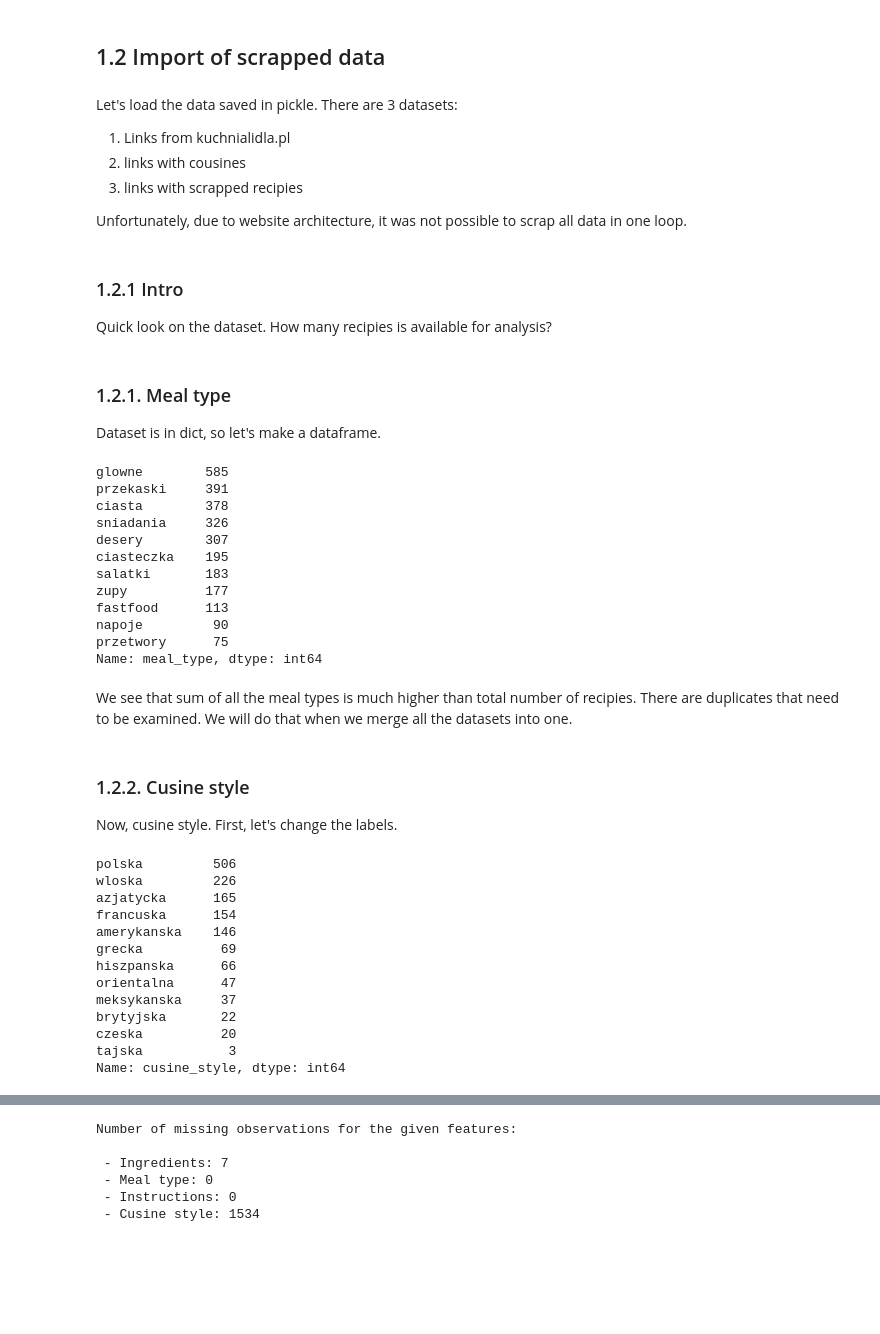
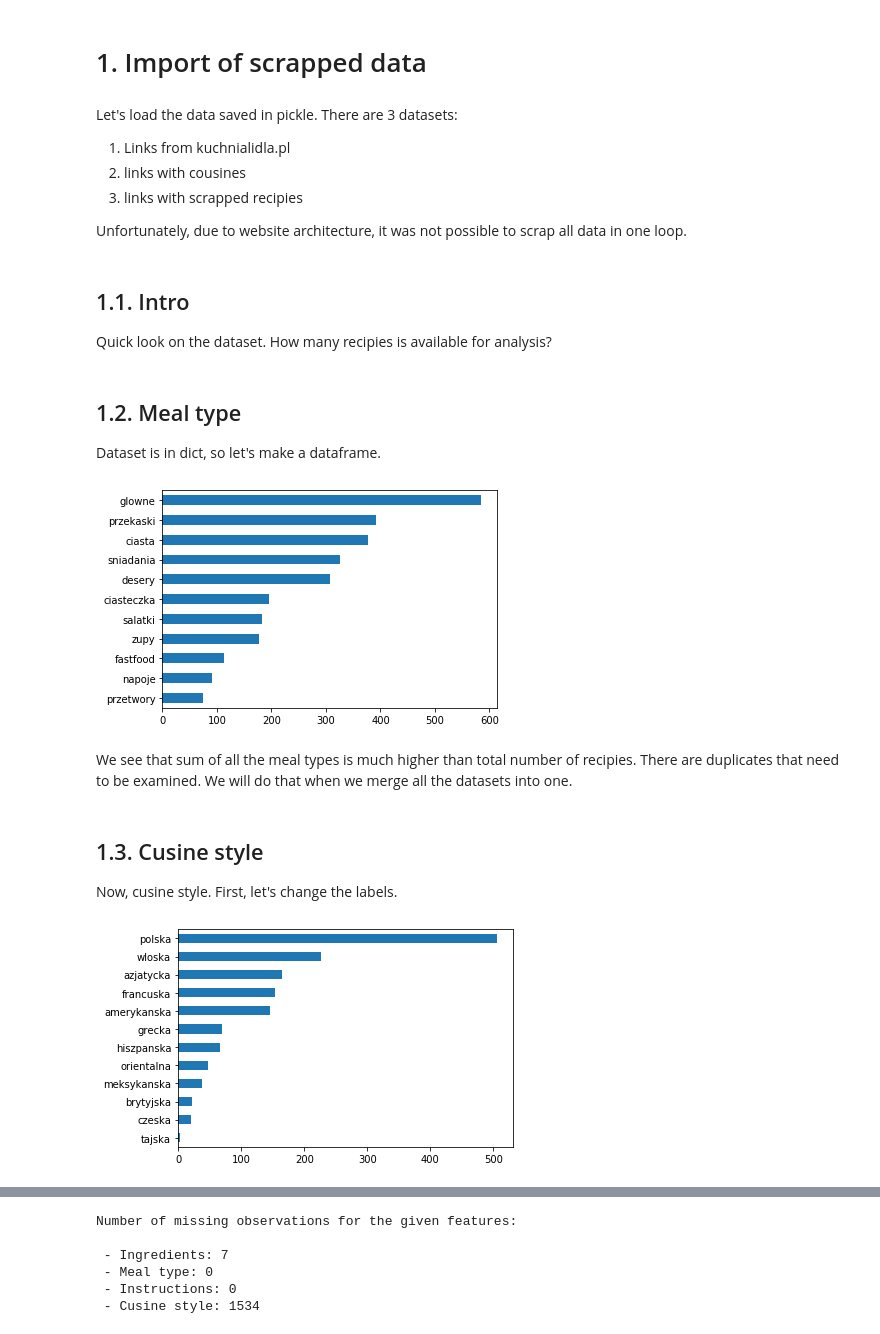
Before and after one commit to d0lar/recipe_matcher, a Jupyter notebook: 2. Dataset cleaning.ipynb, the cells around one changed output, grey strips where cells are left out. Cells and saved outputs as stored; diff of their text form; code cells hidden in the pictures; blank space fills up the shorter version.

```diff
--- a/2. Dataset cleaning.ipynb
+++ b/2. Dataset cleaning.ipynb
@@ -46,5 +45,5 @@ I've chosen this portal, because there are recipies prepared by professional chi
 # %% [markdown]
-## 1.2 Import of scrapped data
+# 1. Import of scrapped data
 # %% [markdown]
 Let's load the data saved in pickle. There are 3 datasets:
 1. Links from kuchnialidla.pl
@@ -66,37 +65,27 @@ with open(FILE_ALL_CUSINE_LINKS, mode='rb') as file:
 with open(FILE_ALL_SCRAPPED_PAGES, mode='rb') as file:
     data=pickle.load(file)
 # %% [markdown]
-### 1.2.1 Intro
+## 1.1. Intro
 Quick look on the dataset. How many recipies is available for analysis?
 # %% [markdown]
-### 1.2.1. Meal type
+## 1.2. Meal type
 Dataset is in dict, so let's make a dataframe.
 # %%
 df_all_links = pd.DataFrame.from_dict(all_links,orient='index')
 df_all_links = df_all_links.T.melt()
 df_all_links.columns=['cusine_category', 'link']
 df_all_links.dropna(inplace=True)
 df_all_links.drop_duplicates(subset=['link'])
 df_all_links = df_all_links.rename(columns={'cusine_category':'meal_type'})
 
 df_all_links['meal_type'].value_counts()
+meal_types_plot = df_all_links['meal_type'].value_counts().sort_values(ascending=True).plot.barh()
 # %% [output]
-glowne        585
-przekaski     391
-ciasta        378
-sniadania     326
-desery        307
-ciasteczka    195
-salatki       183
-zupy          177
-fastfood      113
-napoje         90
-przetwory      75
-Name: meal_type, dtype: int64
+[figure, added]
 # %% [markdown]
 We see that sum of all the meal types is much higher than total number of recipies. There are duplicates that need to be examined. We will do that when we merge all the datasets into one.
 # %% [markdown]
-### 1.2.2. Cusine style
+## 1.3. Cusine style
 Now, cusine style. First, let's change the labels.
 # %%
 # keys change
@@ -121,19 +110,7 @@ df_all_cusine.dropna(inplace=True)
 df_all_cusine = df_all_cusine.drop_duplicates(subset=['link'])
 df_all_cusine.reset_index(inplace=True, drop=True)
 
-df_all_cusine['cusine_style'].value_counts()
+cusine_plot = df_all_cusine['cusine_style'].value_counts().sort_values(ascending=True).plot.barh()
 # %% [output]
-polska         506
-wloska         226
-azjatycka      165
-francuska      154
-amerykanska    146
-grecka          69
-hiszpanska      66
-orientalna      47
-meksykanska     37
-brytyjska       22
-czeska          20
-tajska           3
-Name: cusine_style, dtype: int64
+[figure, added]
 # %% [markdown]
```
Also changed, not shown: parts of 43 cells of this notebook, 2 other files.
